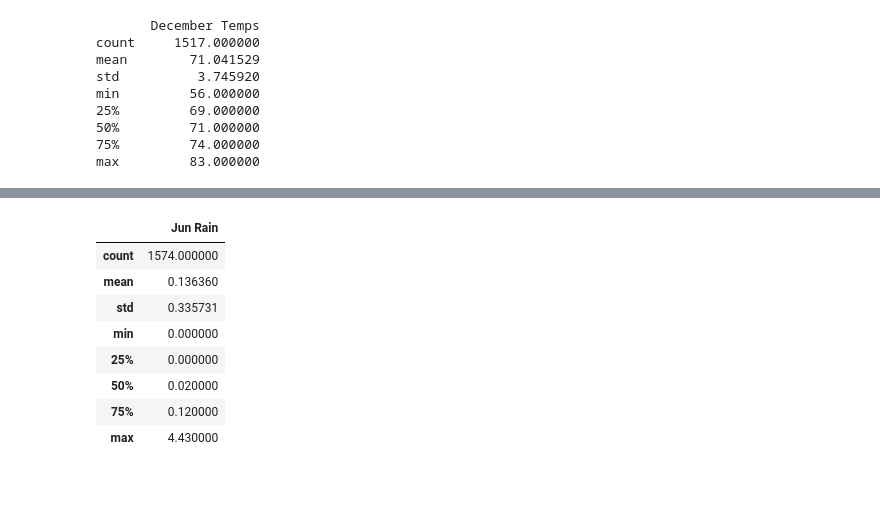
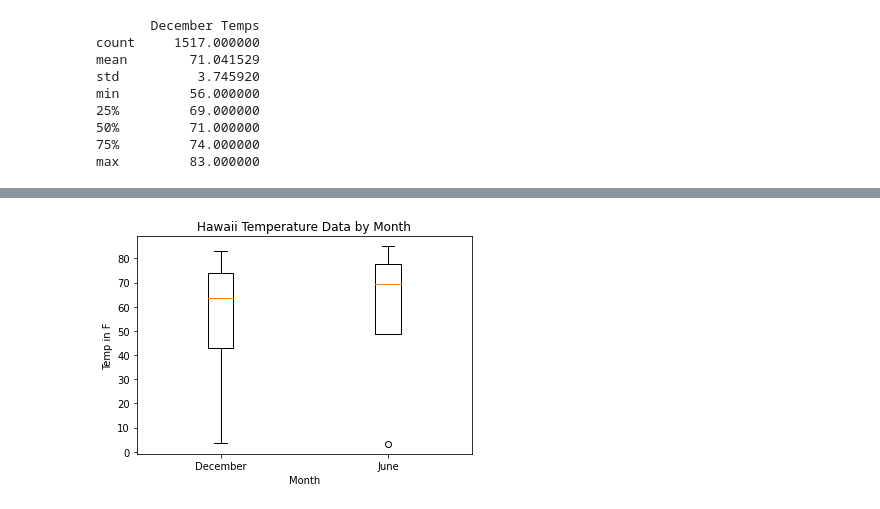
Before and after one commit to ryanmorin/surfs_up, a Jupyter notebook: SurfsUp_Challenge.ipynb, the cells around one changed output, grey strips where cells are left out. Saved outputs shown, nothing was run; the diff lists cells and outputs as text; code cells hidden in the pictures.

```diff
--- a/SurfsUp_Challenge.ipynb
+++ b/SurfsUp_Challenge.ipynb
@@ -190,15 +171,23 @@ df_d_rain
 #Additional query #2
 jun_rain = []
 jun_rain = session.query(Measurement.date,Measurement.prcp).filter(extract('month',Measurement.date) == 6).all()
-df_j_rain = pd.DataFrame(jun_rain, columns=['date', 'Jun Rain']).describe()
-df_j_rain
+df_j_rain = pd.DataFrame(jun_rain, columns=['date', 'Jun Rain'])
+df_j_rain_stat = df_j_rain.describe()
-# %% [output]
-|  | Jun Rain |
-| count | 1574.000000 |
-| mean | 0.136360 |
-| std | 0.335731 |
-| min | 0.000000 |
-| 25% | 0.000000 |
-| 50% | 0.020000 |
-| 75% | 0.120000 |
-| max | 4.430000 |
+# %%
+dec_data = (df_dec['December Temps'].std(),df_dec['December Temps'].mean(),df_dec['December Temps'].max(),df_dec['December Temps'].min())
+
+june_data = (df_june['June Temps'].std(),df_june['June Temps'].mean(),df_june['June Temps'].max(),df_june['June Temps'].min())
+
+data = [dec_data,june_data]
+labels = ['December','June']
+
+fig7, ax7 = plt.subplots()
+ax7.set_title('Hawaii Temperature Data by Month')
+ax7.boxplot(data, labels=labels)
+ax7.set_ylabel("Temp in F")
+ax7.set_xlabel("Month")
+
+plt.savefig('C:/Users/ryanj/github/surfs_up/box_plot_temp.png')
+plt.show()
+# %% [output]
+[figure, added]
```
Also changed, not shown: parts of 5 cells of this notebook, 2 other files.
